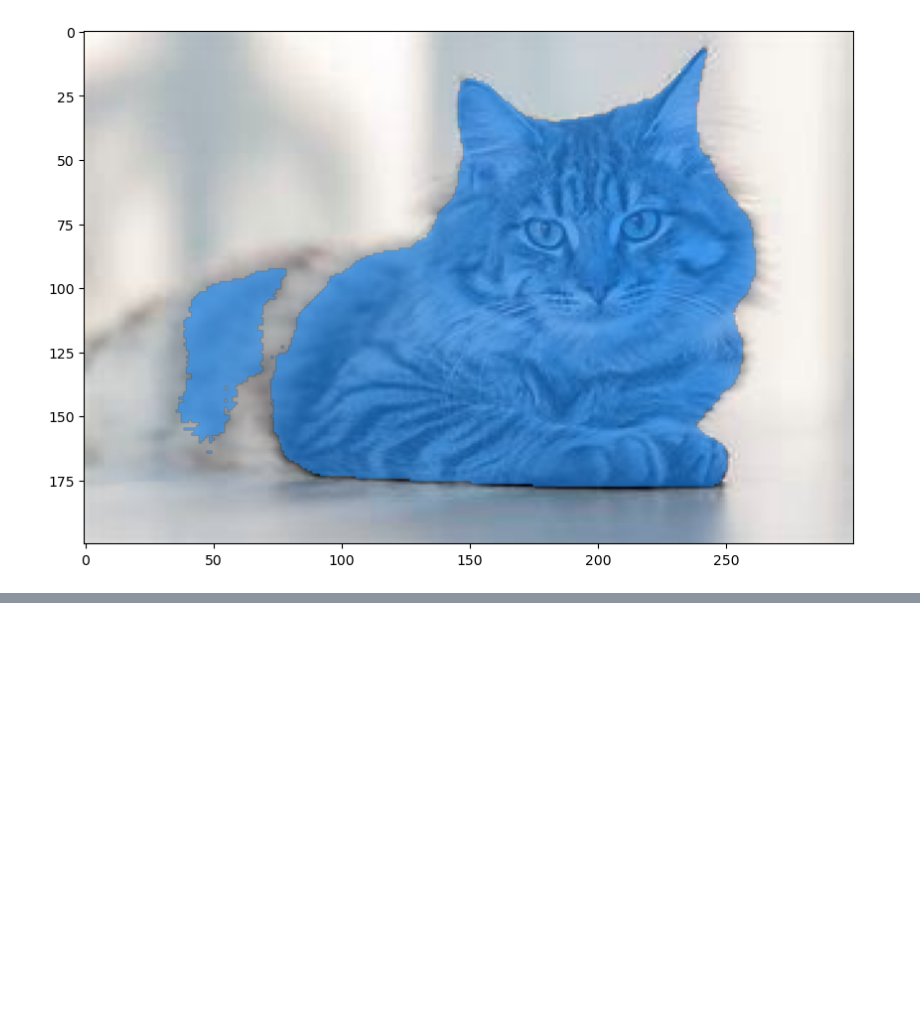
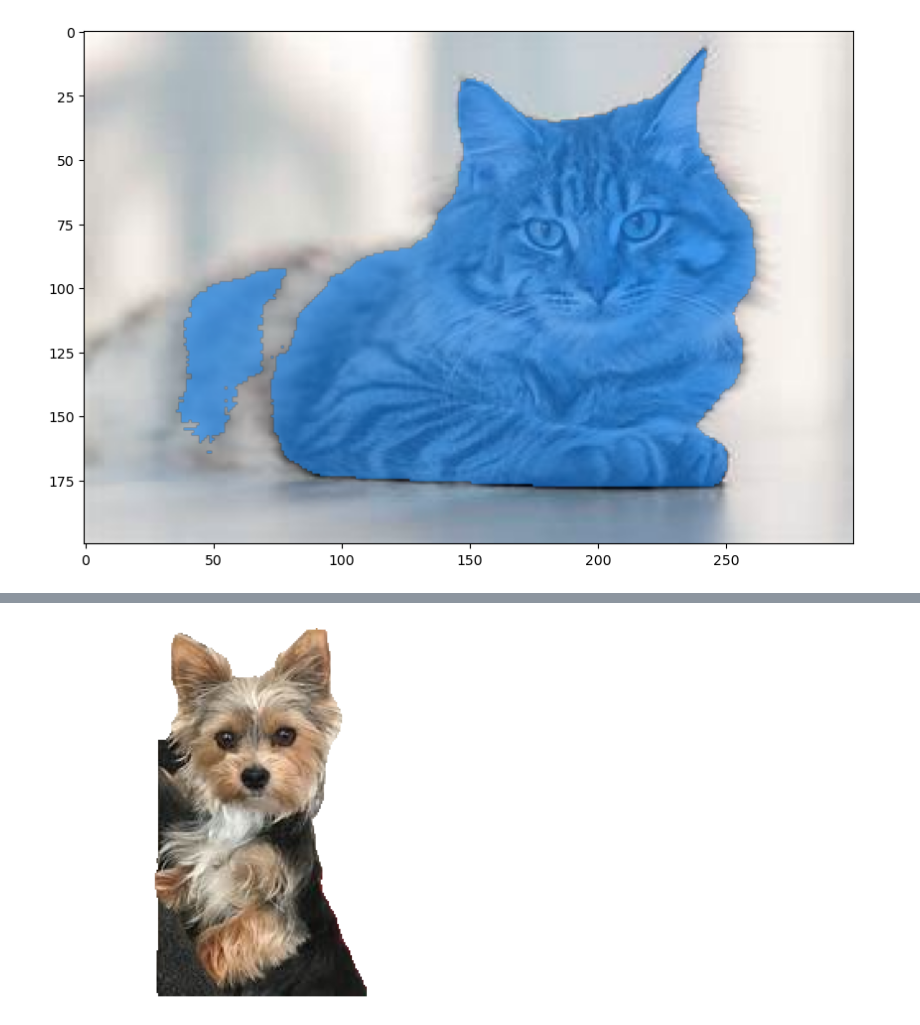
Before and after one commit to roydipta/safari_stickerbook, a Jupyter notebook: Model Training/YOLOv8 and SAM.ipynb, the cells around one changed output, grey strips where cells are left out. Drawn from its saved outputs; the diff is of its cells as text; code cells hidden in the pictures; blank space fills up the shorter version.

Commit message:
got the cutout to work!!!

```diff
--- a/Model Training/YOLOv8 and SAM.ipynb
+++ b/Model Training/YOLOv8 and SAM.ipynb
@@ -103,3 +94,19 @@ def segment(image):
+# %%
+def cutout(image, mask):
+    original_image = image
+    mask = mask
+    binary_mask = mask #mask is already in 0's and 1's so no need to convert
+
+    original_image_rgba = cv2.cvtColor(original_image, cv2.COLOR_BGR2RGBA) #to introduce
+
+    # Apply the mask to the alpha channel to make non-mask parts transparent
+    original_image_rgba[:, :, 3] = binary_mask * 255
+
+    # Display the image
+    plt.imshow(original_image_rgba)
+    plt.axis('off')
+#     plt.savefig('cat.png', transparent=True)
+    plt.show()
 # %%
 objects = model(image, save = False, classes=[15])
 # %% [output]
@@ -162,0 +197,3 @@ plt.show()
+# %%
+image2 = cv2.imread('./raw-img/dog/OIF-e2bexWrojgtQnAPPcUfOWQ.jpeg')
+mask2 = segment(image2)
@@ -163 +204,5 @@ plt.show()
+# %%
+cutout(image2, mask2)
+# %% [output]
+[figure, added]
 # %%
```
Also changed, not shown: parts of 12 cells of this notebook, 6 other files.
